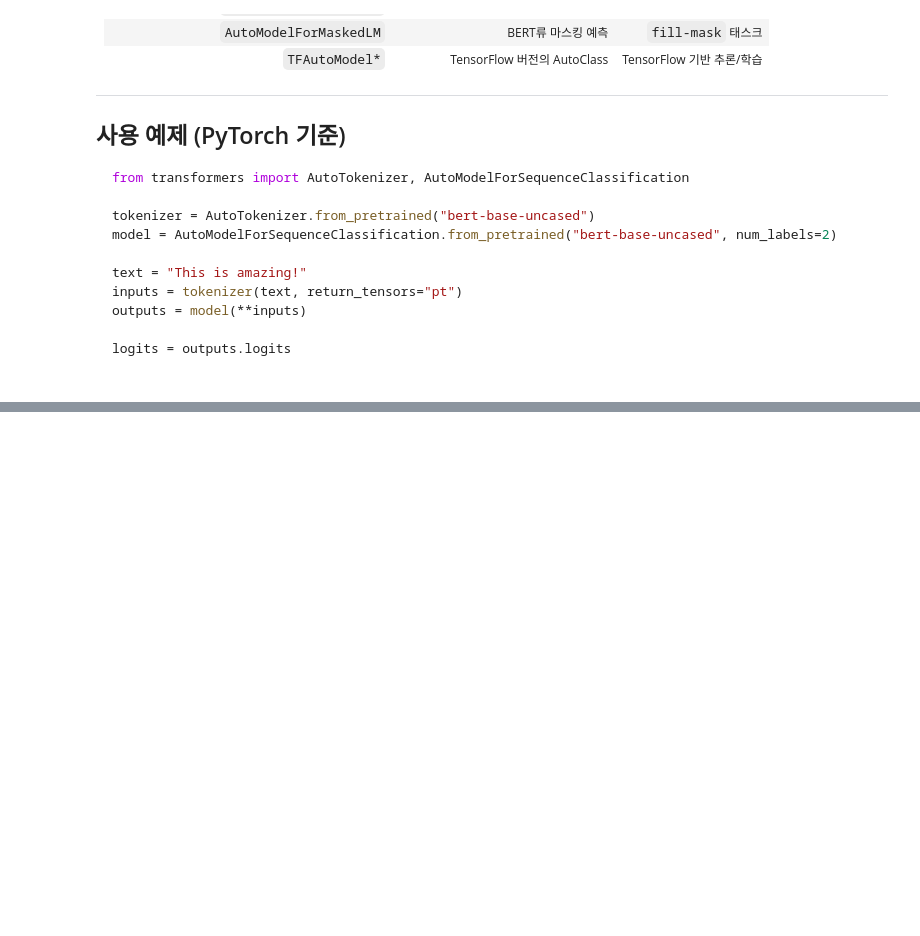
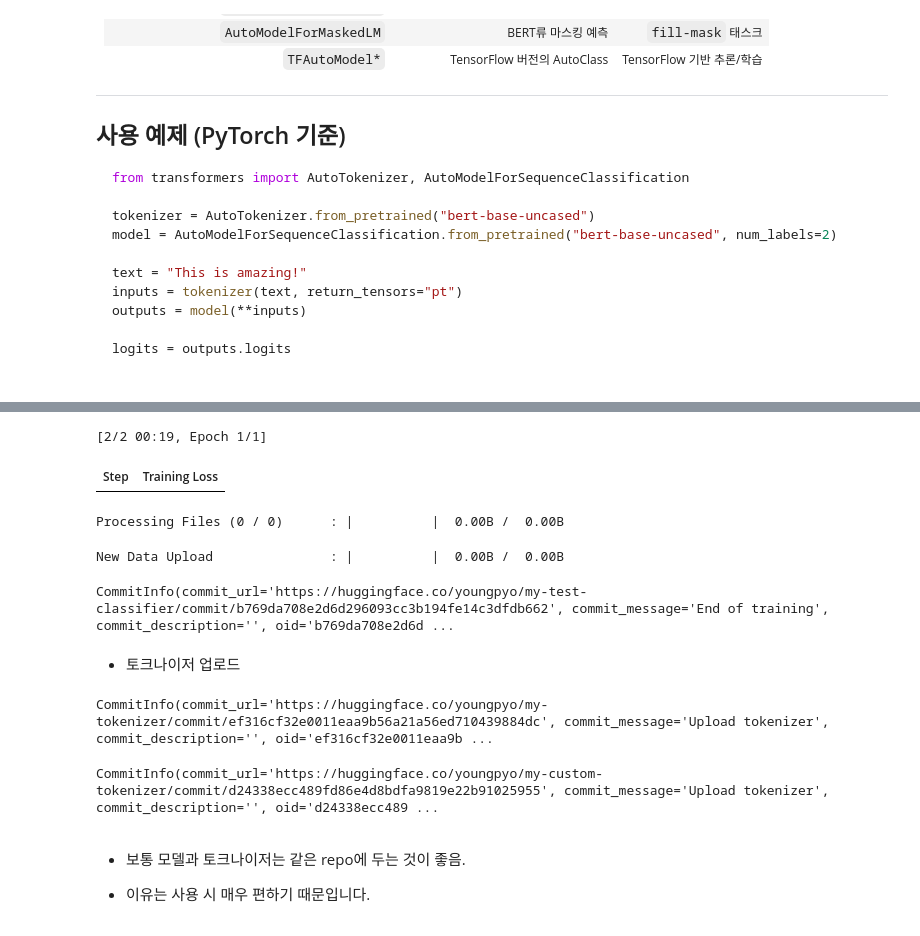
Before and after one commit to kmk9259/kt-cloud-TECHUP, a Jupyter notebook: 0407/Huggingface.ipynb, the cells around one changed output, grey strips where cells are left out. Drawn from its saved outputs; the diff is of its cells as text; code cells hidden in the pictures; blank space fills up the shorter version.

Commit message:
refactor(Huggingface): change the file

```diff
--- a/0407/Huggingface.ipynb
+++ b/0407/Huggingface.ipynb
@@ -1544,0 +1422,41 @@ huggingface-cli login
+# %%
+#Trainer 사용 시 자동 업로드
+from datasets import Dataset
+from transformers import AutoTokenizer, AutoModelForSequenceClassification
+from transformers import Trainer, TrainingArguments
+
+# 1. 모델과 토크나이저 준비
+model_name = "distilbert-base-uncased"
+repo_id = "youngpyo/my-test-classifier"
+
+tokenizer = AutoTokenizer.from_pretrained(model_name)
+model = AutoModelForSequenceClassification.from_pretrained(model_name, num_labels=2)
+
+# 2. 작은 데이터셋 준비
+texts = ["good movie", "bad movie", "nice lecture", "terrible class"]
+labels = [1, 0, 1, 0]
+
+encodings = tokenizer(texts, truncation=True, padding=True)
+
+dataset = Dataset.from_dict({
+    "input_ids": encodings["input_ids"],
+    "attention_mask": encodings["attention_mask"],
+    "labels": labels,
+})
+
+# 3. 학습 설정
+training_args = TrainingArguments(
+    output_dir="./results",
+    per_device_train_batch_size=2,
+    num_train_epochs=1,
+    push_to_hub=True,
+    hub_model_id=repo_id,
+)
+
+# 4. Trainer 생성
+trainer = Trainer(
+    model=model,
+    args=training_args,
+    train_dataset=dataset,
+    processing_class=tokenizer,
+)
@@ -1544,0 +1480,30 @@ huggingface-cli login
+# %%
+trainer.train()
+trainer.push_to_hub()
+# fine-tuning에서 많이 사용함
+# %% [output]
+[2/2 00:19, Epoch 1/1]
+| Step | Training Loss |
+Processing Files (0 / 0)      : |          |  0.00B /  0.00B
+New Data Upload               : |          |  0.00B /  0.00B
+CommitInfo(commit_url='https://huggingface.co/youngpyo/my-test-classifier/commit/b769da708e2d6d296093cc3b194fe14c3dfdb662', commit_message='End of training', commit_description='', oid='b769da708e2d6d ...
+# %% [markdown]
+- 토크나이저 업로드
+# %%
+# 토크나이저만 따로 업르드
+from transformers import AutoTokenizer
+
+tokenizer = AutoTokenizer.from_pretrained("bert-base-uncased")
+tokenizer.push_to_hub("youngpyo/my-tokenizer")
+# %% [output]
+CommitInfo(commit_url='https://huggingface.co/youngpyo/my-tokenizer/commit/ef316cf32e0011eaa9b56a21a56ed710439884dc', commit_message='Upload tokenizer', commit_description='', oid='ef316cf32e0011eaa9b ...
+# %%
+# 직접 만든 토크나이저만 업로드
+tokenizer.save_pretrained("./my_tokenizer")
+tokenizer.push_to_hub("youngpyo/my-custom-tokenizer")
+# %% [output]
+CommitInfo(commit_url='https://huggingface.co/youngpyo/my-custom-tokenizer/commit/d24338ecc489fd86e4d8bdfa9819e22b91025955', commit_message='Upload tokenizer', commit_description='', oid='d24338ecc489 ...
+# %% [markdown]
+- 보통 모델과 토크나이저는 같은 repo에 두는 것이 좋음.
+
+- 이유는 사용 시 매우 편하기 때문입니다.
```
Also changed, not shown: parts of 38 cells of this notebook.
